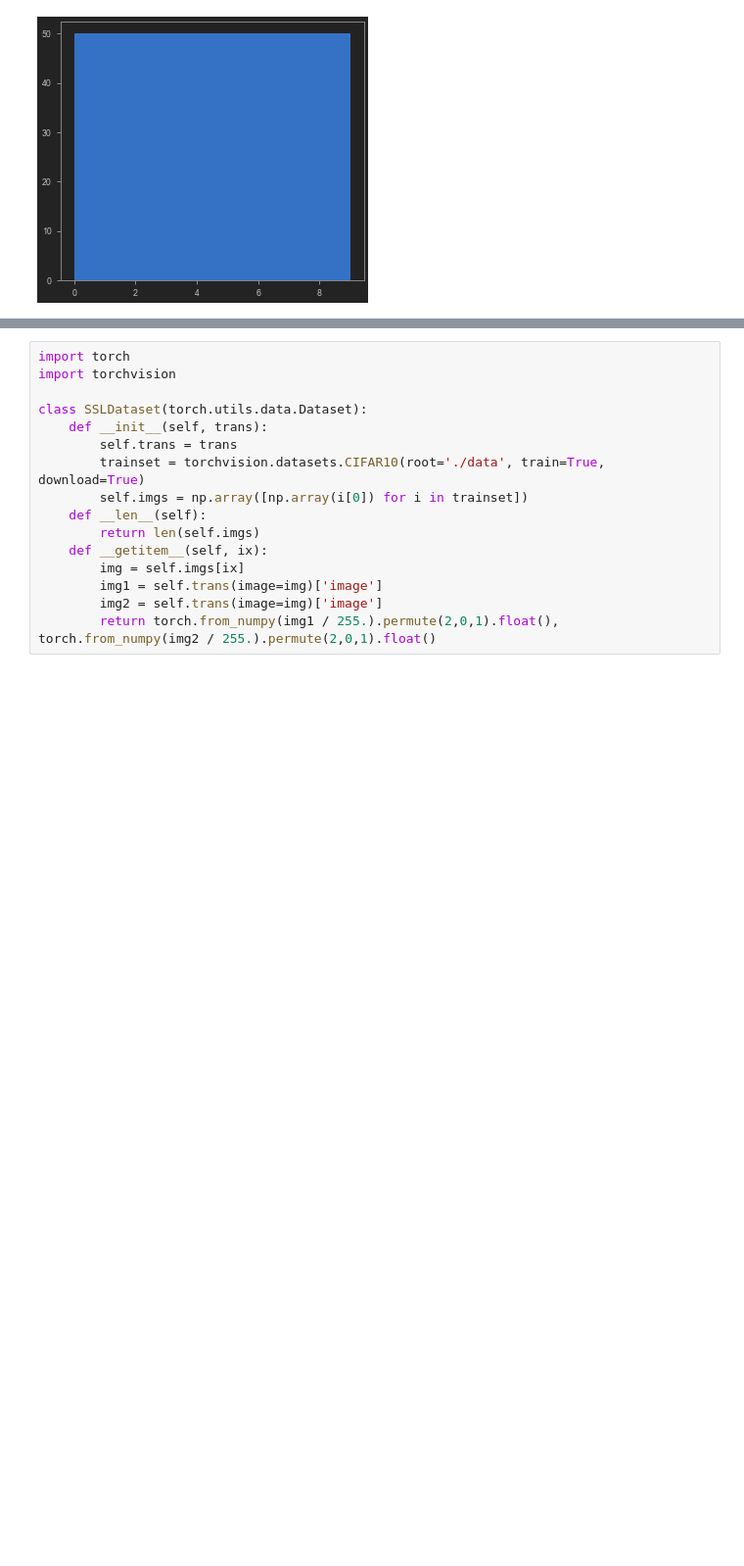
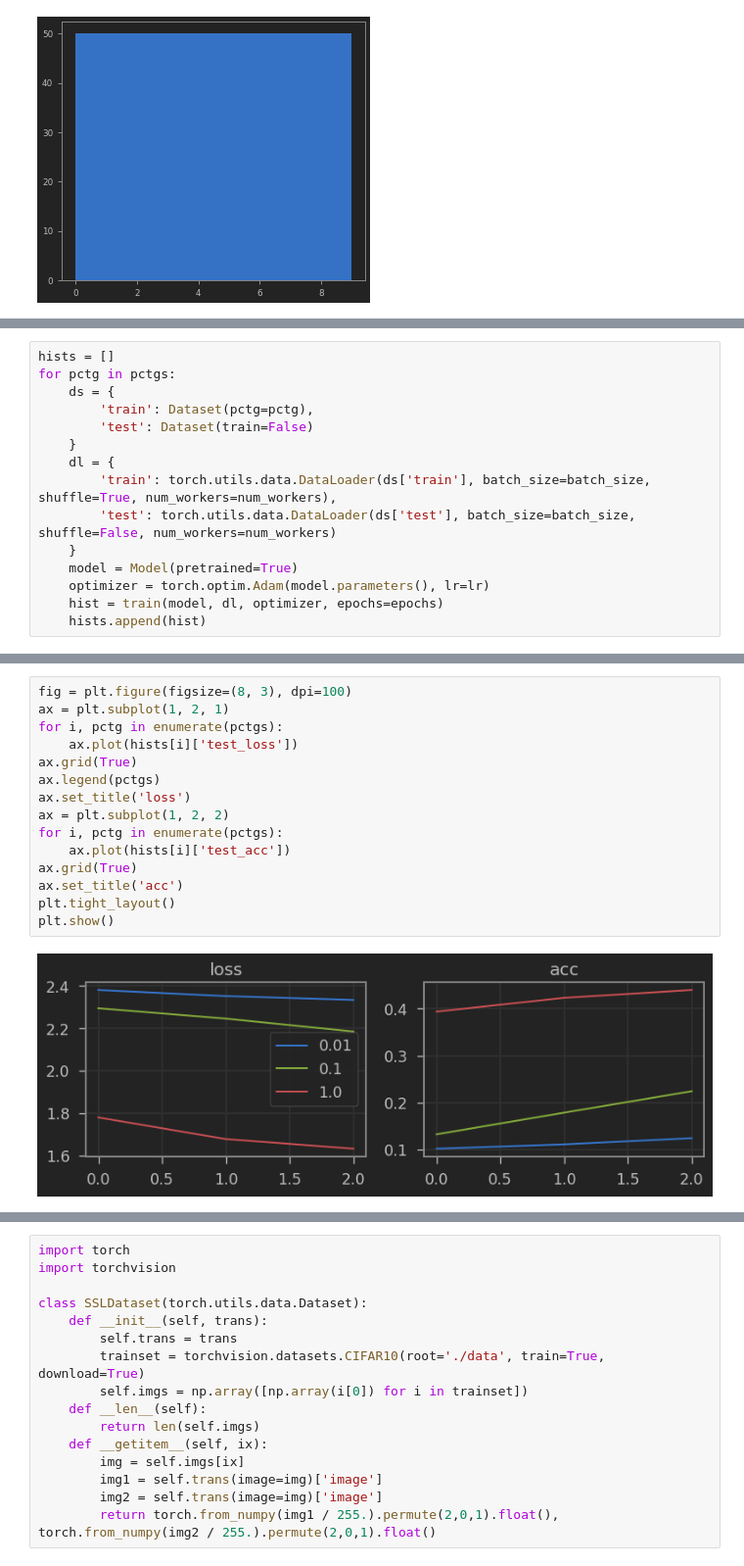
Before and after one commit to juansensio/blog, a Jupyter notebook: 066_ssl/ssl.ipynb, the cells around one changed output, grey strips where cells are left out. Shown at 98% size. Cells and saved outputs as stored; diff of their text form; blank space fills up the shorter version.

```diff
--- a/066_ssl/ssl.ipynb
+++ b/066_ssl/ssl.ipynb
@@ -284,0 +279,15 @@ plt.show()
+# %%
+hists = []
+for pctg in pctgs:
+    ds = {
+        'train': Dataset(pctg=pctg),
+        'test': Dataset(train=False)
+    }
+    dl = {
+        'train': torch.utils.data.DataLoader(ds['train'], batch_size=batch_size, shuffle=True, num_workers=num_workers),
+        'test': torch.utils.data.DataLoader(ds['test'], batch_size=batch_size, shuffle=False, num_workers=num_workers)
+    }
+    model = Model(pretrained=True)
+    optimizer = torch.optim.Adam(model.parameters(), lr=lr)
+    hist = train(model, dl, optimizer, epochs=epochs)
+    hists.append(hist)
@@ -284,0 +310,17 @@ plt.show()
+# %%
+fig = plt.figure(figsize=(8, 3), dpi=100)
+ax = plt.subplot(1, 2, 1)
+for i, pctg in enumerate(pctgs):
+    ax.plot(hists[i]['test_loss'])
+ax.grid(True)
+ax.legend(pctgs)
+ax.set_title('loss')
+ax = plt.subplot(1, 2, 2)
+for i, pctg in enumerate(pctgs):
+    ax.plot(hists[i]['test_acc'])
+ax.grid(True)
+ax.set_title('acc')
+plt.tight_layout()
+plt.show()
+# %% [output]
+[figure, added]
```
Also changed, not shown: parts of 39 cells of this notebook, 4 other files.
